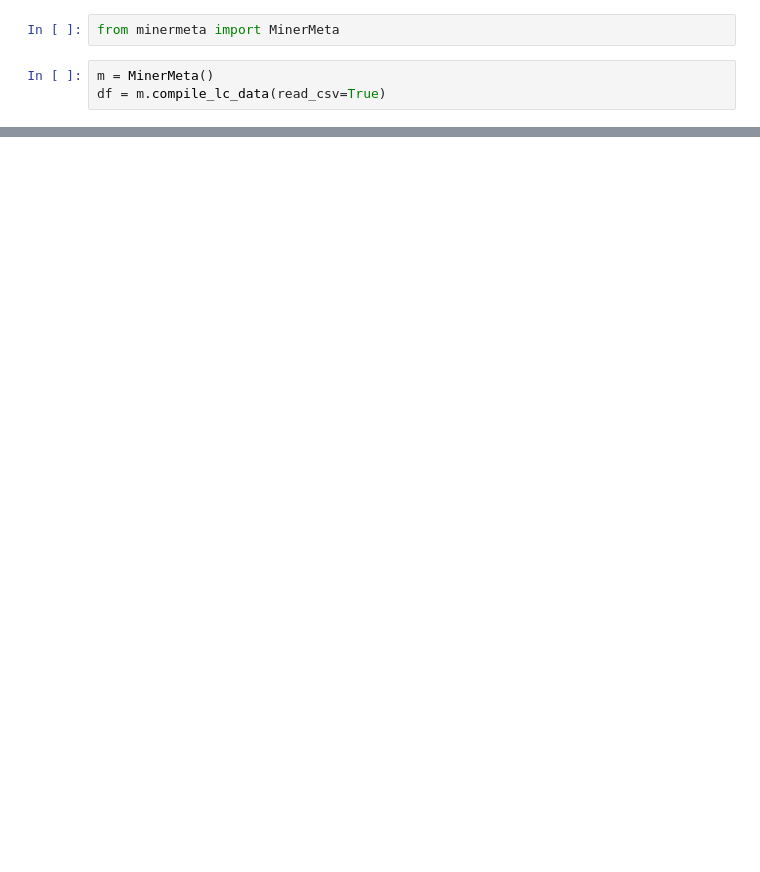
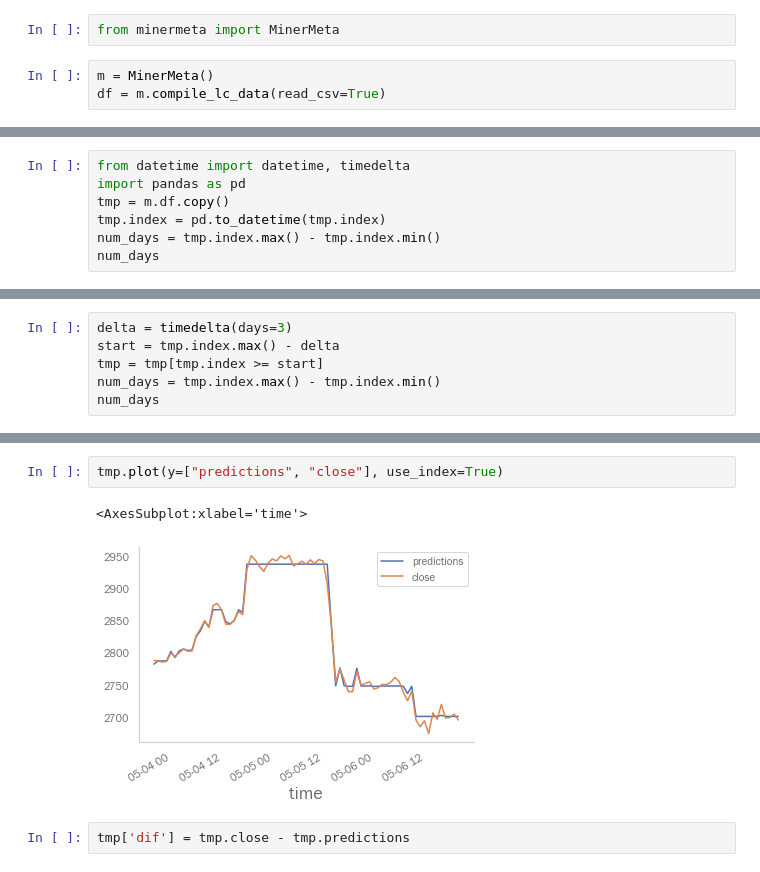
Before and after one commit to jdavisdevops/underminer_v2, a Jupyter notebook: interface.ipynb, the cells around one changed output, grey strips where cells are left out. Saved outputs shown, nothing was run; the diff lists cells and outputs as text; blank space fills up the shorter version.

Commit message:
Side by side close vs predictions plotting with intergrated model predictions into base dataframe

```diff
--- a/interface.ipynb
+++ b/interface.ipynb
@@ -15,0 +36,7 @@ m.plot()
+# %%
+from datetime import datetime, timedelta
+import pandas as pd
+tmp = m.df.copy()
+tmp.index = pd.to_datetime(tmp.index)
+num_days = tmp.index.max() - tmp.index.min()
+num_days
@@ -15,0 +45,6 @@ m.plot()
+# %%
+delta = timedelta(days=3)
+start = tmp.index.max() - delta
+tmp = tmp[tmp.index >= start]
+num_days = tmp.index.max() - tmp.index.min()
+num_days
@@ -15,0 +53,7 @@ m.plot()
+# %%
+tmp.plot(y=["predictions", "close"], use_index=True)
+# %% [output]
+<AxesSubplot:xlabel='time'>
+[figure, added]
+# %%
+tmp['dif'] = tmp.close - tmp.predictions
```
Also changed, not shown: parts of 8 cells of this notebook, 1 other file.
